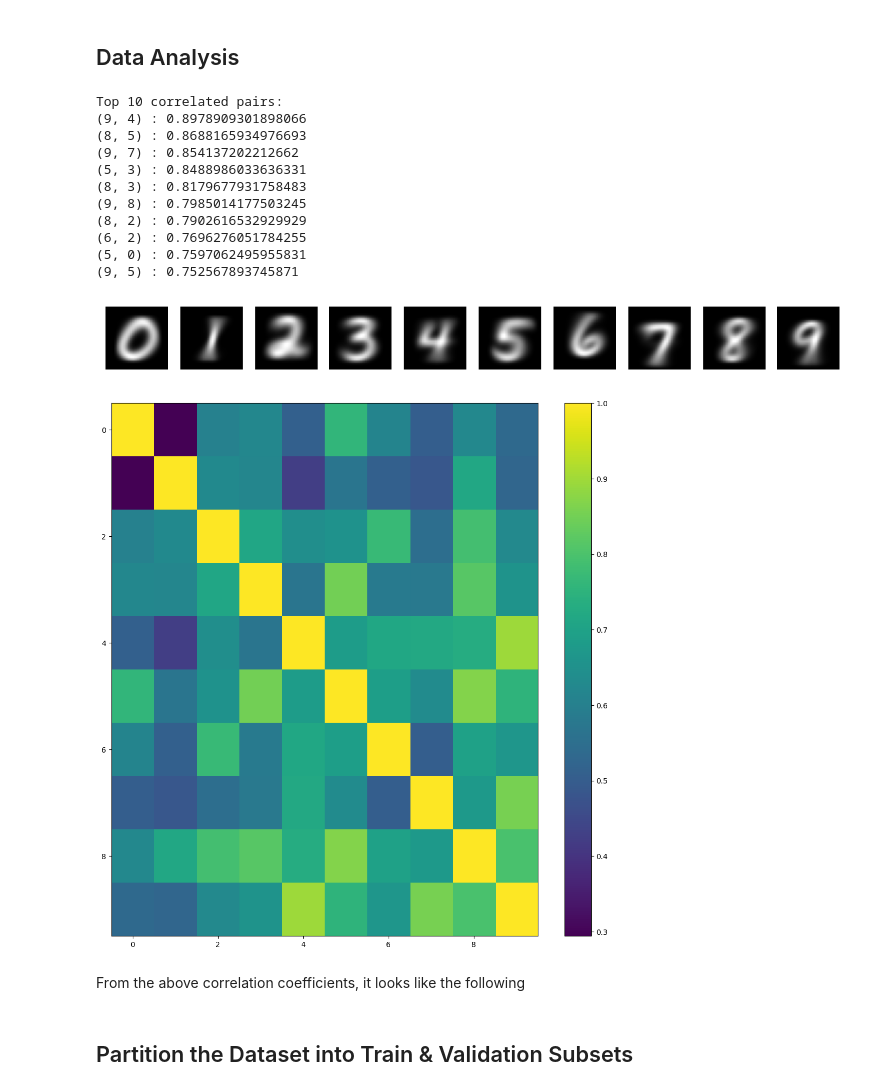
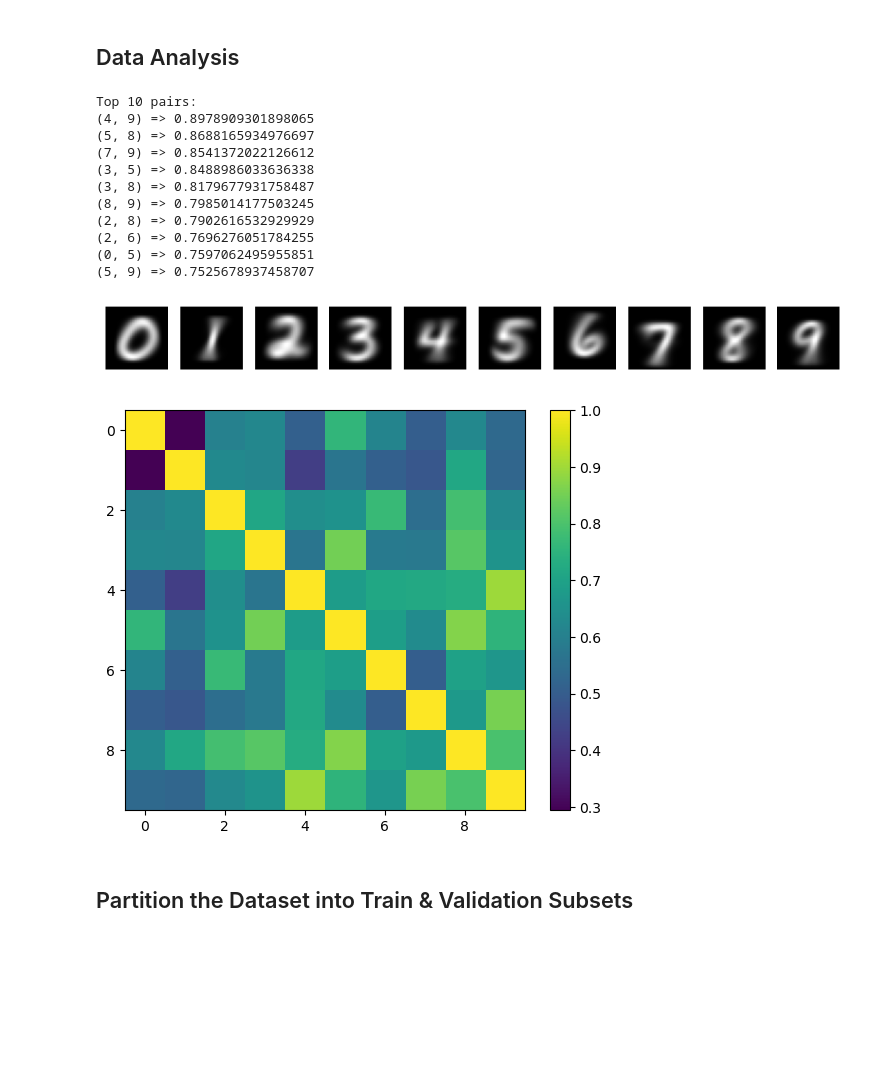
Before and after one commit to zmswanson/ecen878_mlp_classifiers, a Jupyter notebook: swanson_assignment3a.ipynb, the cells around one changed output. Saved outputs shown, nothing was run; the diff lists cells and outputs as text; code cells hidden in the pictures; blank space fills up the shorter version.

```diff
--- a/swanson_assignment3a.ipynb
+++ b/swanson_assignment3a.ipynb
@@ -102,55 +102,55 @@ y_train = y_train.astype(np.int64)
 y_test = y_test.astype(np.int64)
 # %% [markdown]
 ## Data Analysis
+# %%
+def list_maximum_pairs_symmetric_matrix(sym_matrix, num_pairs):
+    tmp = sym_matrix.copy()
+    tmp = np.triu(tmp, k=1)
+
+    print(f"Top {num_pairs} pairs:")
+    for i in range(num_pairs):
+        max_idx = np.unravel_index(np.argmax(tmp), tmp.shape)
+        print(f"({max_idx[0]}, {max_idx[1]}) => {sym_matrix[max_idx]}")
+        tmp[max_idx] = 0
 # %%
 # Average the pixel values for each class
 class_means = np.zeros((10, 28, 28))
 for i in range(10):
     class_means[i] = np.mean(x_train[y_train == i], axis=0)
 
 # Display the average images
 plt.figure(figsize=(10, 1))
 for i in range(10):
     plt.subplot(1, 10, i+1)
     plt.imshow(class_means[i], cmap='gray')
     plt.axis('off')
 
 # Look at the correlation between the average images of each class
 corr = np.corrcoef(class_means.reshape(10, -1))
 
 # Print the top 5 correlated pairs (excluding the diagonal and lower triangle)
-print("Top 10 correlated pairs:")
-tmp = corr.copy()
-np.fill_diagonal(tmp, 0)
-tmp = np.tril(tmp, k=0)
-
-for i in range(10):
-    idx = np.unravel_index(np.argmax(tmp), tmp.shape)
-    print(idx, ":", tmp[idx])
-    tmp[idx] = 0
+list_maximum_pairs_symmetric_matrix(corr, 10)
 
 # Display the correlation matrix as an image
-plt.figure(figsize=(10, 10))
+plt.figure(figsize=(5,4))
 plt.imshow(corr)
 plt.colorbar()
 plt.gca().set_aspect('auto')
 plt.subplots_adjust(top=1, bottom=0, left=0, right=1, hspace=0, wspace=0)
 # %% [output]
-Top 10 correlated pairs:
-(9, 4) : 0.8978909301898066
-(8, 5) : 0.8688165934976693
-(9, 7) : 0.854137202212662
-(5, 3) : 0.8488986033636331
-(8, 3) : 0.8179677931758483
-(9, 8) : 0.7985014177503245
-(8, 2) : 0.7902616532929929
-(6, 2) : 0.7696276051784255
-(5, 0) : 0.7597062495955831
-(9, 5) : 0.752567893745871
+Top 10 pairs:
+(4, 9) => 0.8978909301898065
+(5, 8) => 0.8688165934976697
+(7, 9) => 0.8541372022126612
+(3, 5) => 0.8488986033636338
+(3, 8) => 0.8179677931758487
+(8, 9) => 0.7985014177503245
+(2, 8) => 0.7902616532929929
+(2, 6) => 0.7696276051784255
+(0, 5) => 0.7597062495955851
+(5, 9) => 0.7525678937458707
 [figure]
-[figure, old version]
+[figure, new version]
-# %% [markdown]
-From the above correlation coefficients, it looks like the following
 # %% [markdown]
 ## Partition the Dataset into Train & Validation Subsets
 # %%
```
Also changed, not shown: parts of 79 cells of this notebook.
